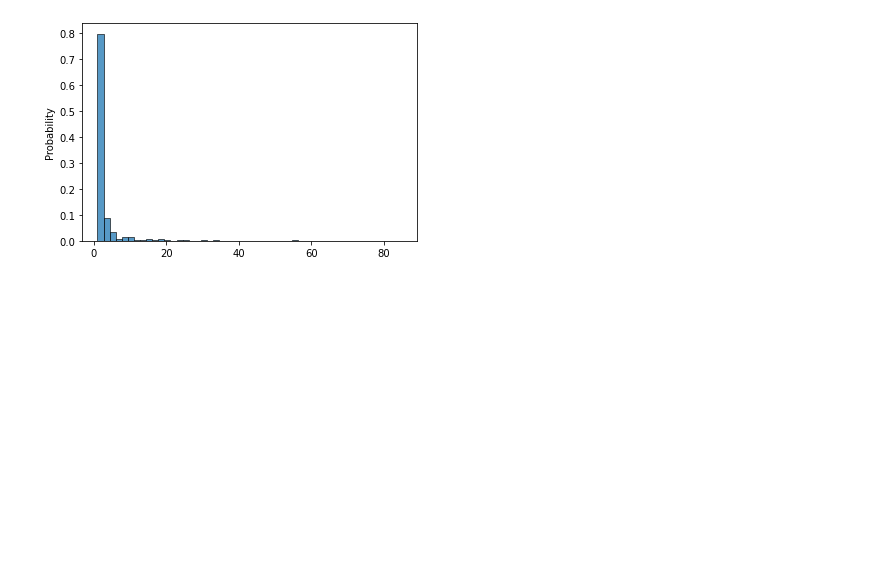
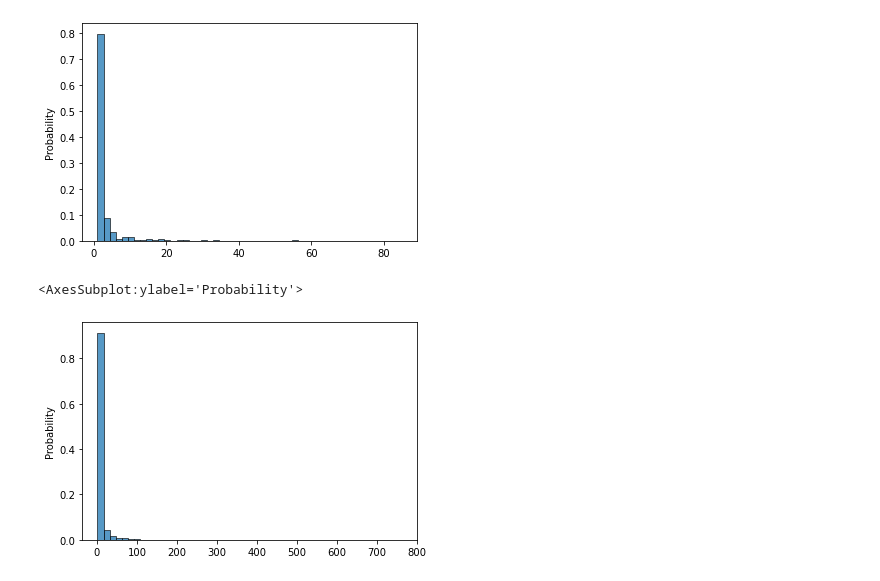
Before and after one commit to hellokayas/Sockfarm-Project, a Jupyter notebook: src/Rev2Data.ipynb, the cells around one changed output. Saved outputs shown, nothing was run; the diff lists cells and outputs as text; code cells hidden in the pictures; blank space fills up the shorter version.

```diff
--- a/src/Rev2Data.ipynb
+++ b/src/Rev2Data.ipynb
@@ -73,3 +73,12 @@ sns.histplot(dest_cnt, stat="probability", bins=50, kde=False)
 # %% [output]
 <AxesSubplot:ylabel='Probability'>
 [figure]
+# %%
+otc_nw_df = pd.read_csv("otc_network.csv", header=None, names=['src', 'dest', 'rating', 'timestamp'], parse_dates=[3], infer_datetime_format=True)
+otc_gt_df = pd.read_csv("otc_gt.csv", header=None, names=['id', 'label'])
+# %%
+otc_src_cnt = otc_nw_df.groupby("src").size()
+sns.histplot(otc_src_cnt, stat="probability", bins=50, kde=False)
+# %% [output]
+<AxesSubplot:ylabel='Probability'>
+[figure, added]
```
Also changed, not shown: parts of 18 cells of this notebook.
